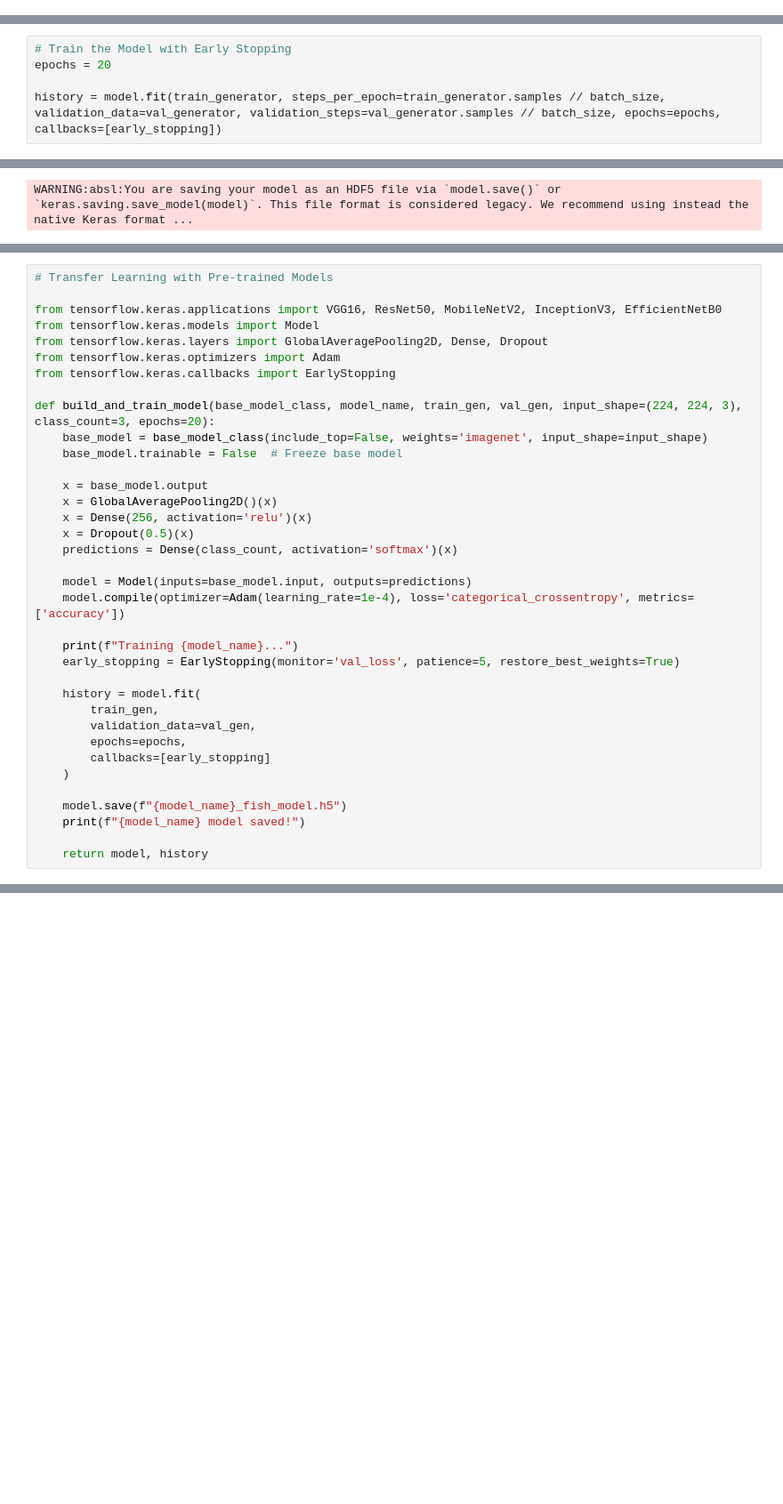
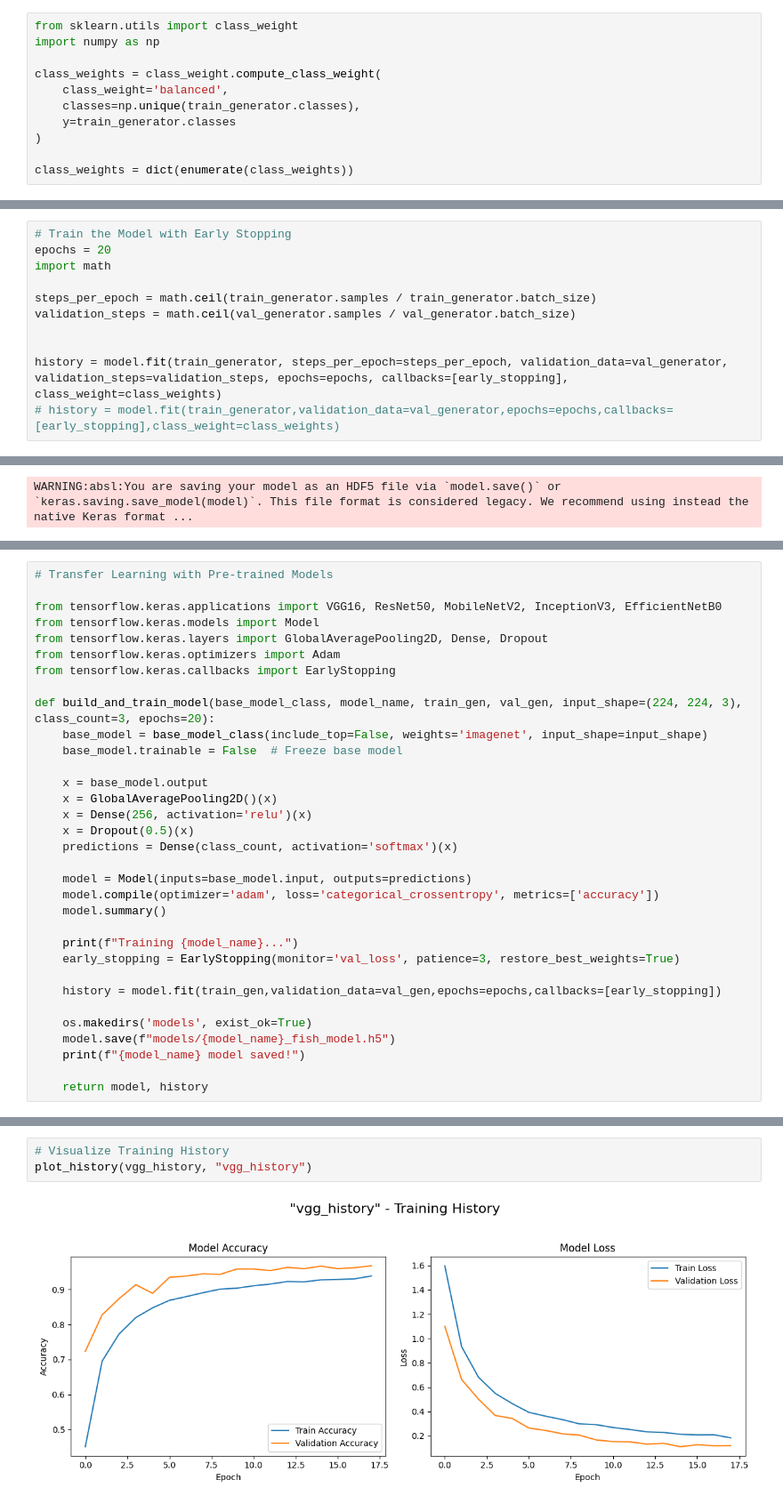
Before and after one commit to AswiniSivaraman/project_image_classification, a Jupyter notebook: fish_image_classification.ipynb, the cells around one changed output, grey strips where cells are left out. Shown at 89% size. Saved outputs shown, nothing was run; the diff lists cells and outputs as text; blank space fills up the shorter version.

```diff
--- a/fish_image_classification.ipynb
+++ b/fish_image_classification.ipynb
@@ -165,0 +255,11 @@ early_stopping = EarlyStopping(monitor='val_loss', patience=3, restore_best_weig
+# %%
+from sklearn.utils import class_weight
+import numpy as np
+
+class_weights = class_weight.compute_class_weight(
+    class_weight='balanced',
+    classes=np.unique(train_generator.classes),
+    y=train_generator.classes
+)
+
+class_weights = dict(enumerate(class_weights))
@@ -166,7 +280,13 @@ early_stopping = EarlyStopping(monitor='val_loss', patience=3, restore_best_weig
 # %%
 # Train the Model with Early Stopping
 epochs = 20
+import math
 
-history = model.fit(train_generator, steps_per_epoch=train_generator.samples // batch_size, validation_data=val_generator, validation_steps=val_generator.samples // batch_size, epochs=epochs, callbacks=[early_stopping])
+steps_per_epoch = math.ceil(train_generator.samples / train_generator.batch_size)
+validation_steps = math.ceil(val_generator.samples / val_generator.batch_size)
+
+
+history = model.fit(train_generator, steps_per_epoch=steps_per_epoch, validation_data=val_generator, validation_steps=validation_steps, epochs=epochs, callbacks=[early_stopping], class_weight=class_weights)
+# history = model.fit(train_generator,validation_data=val_generator,epochs=epochs,callbacks=[early_stopping],class_weight=class_weights)
 # %% [output]
 Epoch 1/20
@@ -295,19 +452,16 @@ def build_and_train_model(base_model_class, model_name, train_gen, val_gen, inpu
     predictions = Dense(class_count, activation='softmax')(x)
 
     model = Model(inputs=base_model.input, outputs=predictions)
-    model.compile(optimizer=Adam(learning_rate=1e-4), loss='categorical_crossentropy', metrics=['accuracy'])
+    model.compile(optimizer='adam', loss='categorical_crossentropy', metrics=['accuracy'])
+    model.summary()
 
     print(f"Training {model_name}...")
-    early_stopping = EarlyStopping(monitor='val_loss', patience=5, restore_best_weights=True)
+    early_stopping = EarlyStopping(monitor='val_loss', patience=3, restore_best_weights=True)
 
-    history = model.fit(
-        train_gen,
-        validation_data=val_gen,
-        epochs=epochs,
-        callbacks=[early_stopping]
-    )
+    history = model.fit(train_gen,validation_data=val_gen,epochs=epochs,callbacks=[early_stopping])
 
-    model.save(f"{model_name}_fish_model.h5")
+    os.makedirs('models', exist_ok=True)
+    model.save(f"models/{model_name}_fish_model.h5")
     print(f"{model_name} model saved!")
 
     return model, history
@@ -328,0 +535,5 @@ efficientnet_model, efficientnet_history = build_and_train_model(EfficientNetB0,
+# %%
+# Visualize Training History
+plot_history(vgg_history, "vgg_history")
+# %% [output]
+[figure, added]
```
Also changed, not shown: parts of 49 cells of this notebook, 2 other files.
